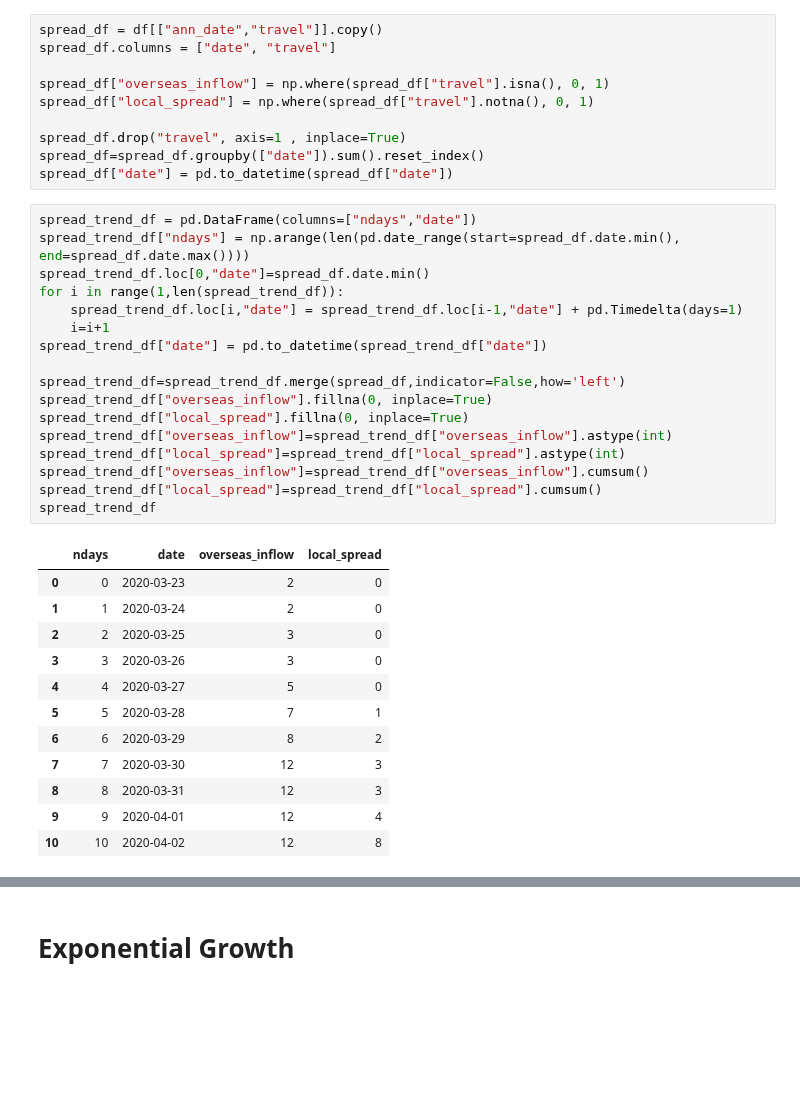
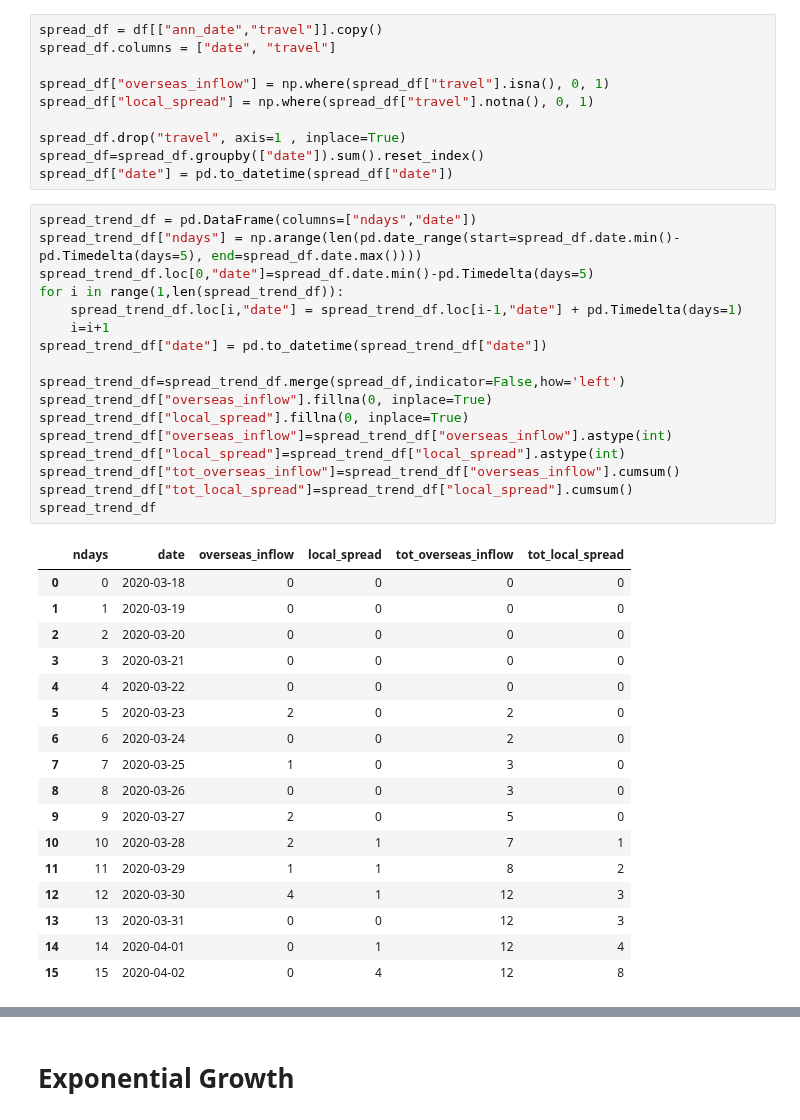
Before and after one commit to finerbrighterlighter/myanmar_covid19, a Jupyter notebook: exponential_growth.ipynb, the cells around one changed output, grey strips where cells are left out. Cells and saved outputs as stored; diff of their text form; blank space fills up the shorter version.

```diff
--- a/exponential_growth.ipynb
+++ b/exponential_growth.ipynb
@@ -132,31 +132,36 @@ spread_df=spread_df.groupby(["date"]).sum().reset_index()
 spread_df["date"] = pd.to_datetime(spread_df["date"])
 # %%
 spread_trend_df = pd.DataFrame(columns=["ndays","date"])
-spread_trend_df["ndays"] = np.arange(len(pd.date_range(start=spread_df.date.min(), end=spread_df.date.max())))
-spread_trend_df.loc[0,"date"]=spread_df.date.min()
+spread_trend_df["ndays"] = np.arange(len(pd.date_range(start=spread_df.date.min()-pd.Timedelta(days=5), end=spread_df.date.max())))
+spread_trend_df.loc[0,"date"]=spread_df.date.min()-pd.Timedelta(days=5)
 for i in range(1,len(spread_trend_df)):
     spread_trend_df.loc[i,"date"] = spread_trend_df.loc[i-1,"date"] + pd.Timedelta(days=1)
     i=i+1
 spread_trend_df["date"] = pd.to_datetime(spread_trend_df["date"])
 
 spread_trend_df=spread_trend_df.merge(spread_df,indicator=False,how='left')
 spread_trend_df["overseas_inflow"].fillna(0, inplace=True)
 spread_trend_df["local_spread"].fillna(0, inplace=True)
 spread_trend_df["overseas_inflow"]=spread_trend_df["overseas_inflow"].astype(int)
 spread_trend_df["local_spread"]=spread_trend_df["local_spread"].astype(int)
-spread_trend_df["overseas_inflow"]=spread_trend_df["overseas_inflow"].cumsum()
-spread_trend_df["local_spread"]=spread_trend_df["local_spread"].cumsum()
+spread_trend_df["tot_overseas_inflow"]=spread_trend_df["overseas_inflow"].cumsum()
+spread_trend_df["tot_local_spread"]=spread_trend_df["local_spread"].cumsum()
 spread_trend_df
 # %% [output]
-|  | ndays | date | overseas_inflow | local_spread |
-| 0 | 0 | 2020-03-23 | 2 | 0 |
-| 1 | 1 | 2020-03-24 | 2 | 0 |
-| 2 | 2 | 2020-03-25 | 3 | 0 |
-| 3 | 3 | 2020-03-26 | 3 | 0 |
-| 4 | 4 | 2020-03-27 | 5 | 0 |
-| 5 | 5 | 2020-03-28 | 7 | 1 |
-| 6 | 6 | 2020-03-29 | 8 | 2 |
-| 7 | 7 | 2020-03-30 | 12 | 3 |
-| 8 | 8 | 2020-03-31 | 12 | 3 |
-| 9 | 9 | 2020-04-01 | 12 | 4 |
-| 10 | 10 | 2020-04-02 | 12 | 8 |
+|  | ndays | date | overseas_inflow | local_spread | tot_overseas_inflow | tot_local_spread |
+| 0 | 0 | 2020-03-18 | 0 | 0 | 0 | 0 |
+| 1 | 1 | 2020-03-19 | 0 | 0 | 0 | 0 |
+| 2 | 2 | 2020-03-20 | 0 | 0 | 0 | 0 |
+| 3 | 3 | 2020-03-21 | 0 | 0 | 0 | 0 |
+| 4 | 4 | 2020-03-22 | 0 | 0 | 0 | 0 |
+| 5 | 5 | 2020-03-23 | 2 | 0 | 2 | 0 |
+| 6 | 6 | 2020-03-24 | 0 | 0 | 2 | 0 |
+| 7 | 7 | 2020-03-25 | 1 | 0 | 3 | 0 |
+| 8 | 8 | 2020-03-26 | 0 | 0 | 3 | 0 |
+| 9 | 9 | 2020-03-27 | 2 | 0 | 5 | 0 |
+| 10 | 10 | 2020-03-28 | 2 | 1 | 7 | 1 |
+| 11 | 11 | 2020-03-29 | 1 | 1 | 8 | 2 |
+| 12 | 12 | 2020-03-30 | 4 | 1 | 12 | 3 |
+| 13 | 13 | 2020-03-31 | 0 | 0 | 12 | 3 |
+| 14 | 14 | 2020-04-01 | 0 | 1 | 12 | 4 |
+| 15 | 15 | 2020-04-02 | 0 | 4 | 12 | 8 |
```
Also changed, not shown: parts of 7 cells of this notebook.
